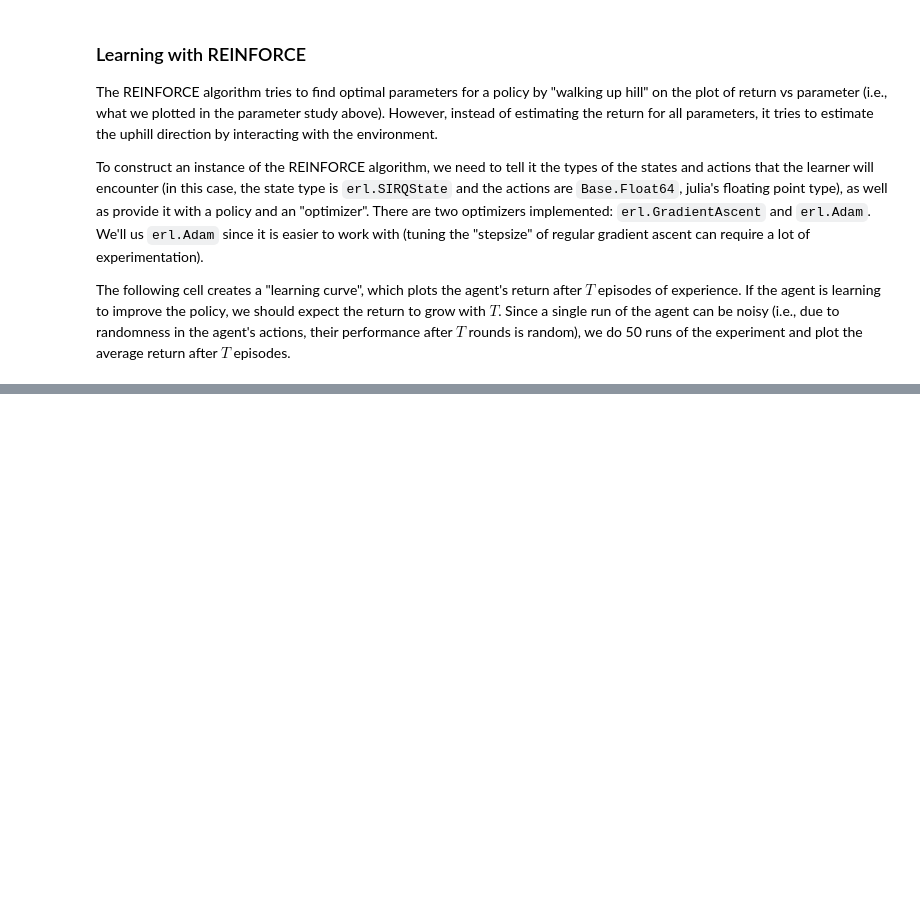
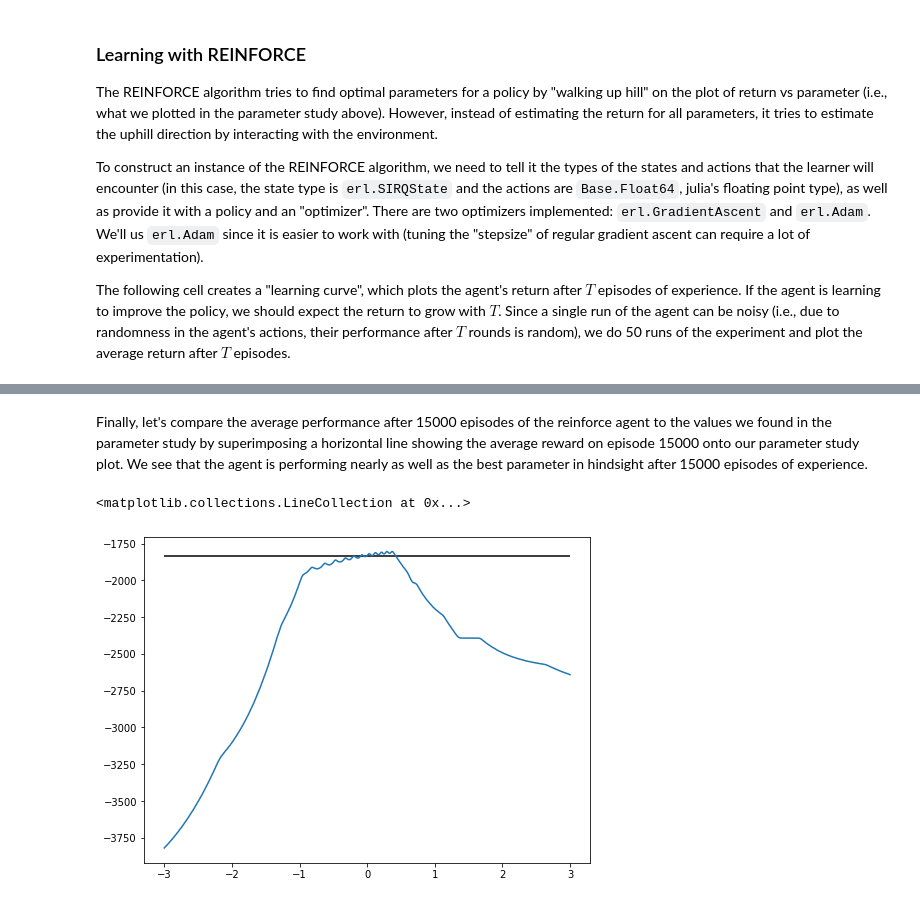
Before and after one commit to TravisBarryDick/EpidemicRL, a Jupyter notebook: notebooks/Python Policy Gradient Example.ipynb, the cells around one changed output, grey strips where cells are left out. Cells and saved outputs as stored; diff of their text form; code cells hidden in the pictures; blank space fills up the shorter version.

```diff
--- a/notebooks/Python Policy Gradient Example.ipynb
+++ b/notebooks/Python Policy Gradient Example.ipynb
@@ -119,15 +124,14 @@ Next, let's do an brute-force parameter study similar to the one we did for the
 # %%
-def evaluate_policy(env, policy, mu):
-    # a `NonLearningAgent` just follows the policy they are given but does not try to improve the parameters.
-    agt = erl.NonLearningAgent(policy, np.array([mu]))
-    # Run 1000 episodes with the agent and compute the average return
-    avg_return = np.mean(erl.do_episodes(env, agt, 1000))
+def evaluate_mu(env, mu):
+    policy = erl.LogitNormalPolicy(erl.ConstantFeatureExtractor(), 0.05)
+    agt_f = erl.NonLearningAgent(policy, np.array([mu]))
+    agt_Q = erl.ActionTransformer(agt_f, erl.fraction_to_quarantines)
+    avg_return = np.mean(erl.do_episodes(env, agt_Q, 1000))
     return avg_return
 
 env = erl.SIRQEnvironment(erl.SIRQState(9999, 1, 0, 2000), 1.4, 0.4)
-policy = erl.LogitNormalFractionPolicy(0.05)
 mu_values = np.linspace(-3, 3, 1000)
-avg_returns = [evaluate_policy(env, policy, mu) for mu in mu_values]
+%time avg_returns = [evaluate_mu(env, mu) for mu in mu_values]
 
 # Find the best value of mu
 best_mu_index = np.argmax(avg_returns)
@@ -173,0 +182,8 @@ Text(0, 0.5, 'Avg. Return')
+# %% [markdown]
+Finally, let's compare the average performance after 15000 episodes of the reinforce agent to the values we found in the parameter study by superimposing a horizontal line showing the average reward on episode 15000 onto our parameter study plot. We see that the agent is performing nearly as well as the best parameter in hindsight after 15000 episodes of experience.
+# %%
+plt.plot(mu_values, avg_returns)
+plt.hlines([lc[-1]], -3, 3)
+# %% [output]
+<matplotlib.collections.LineCollection at 0x...>
+[figure, added]
```
Also changed, not shown: parts of 11 cells of this notebook, 11 other files.
